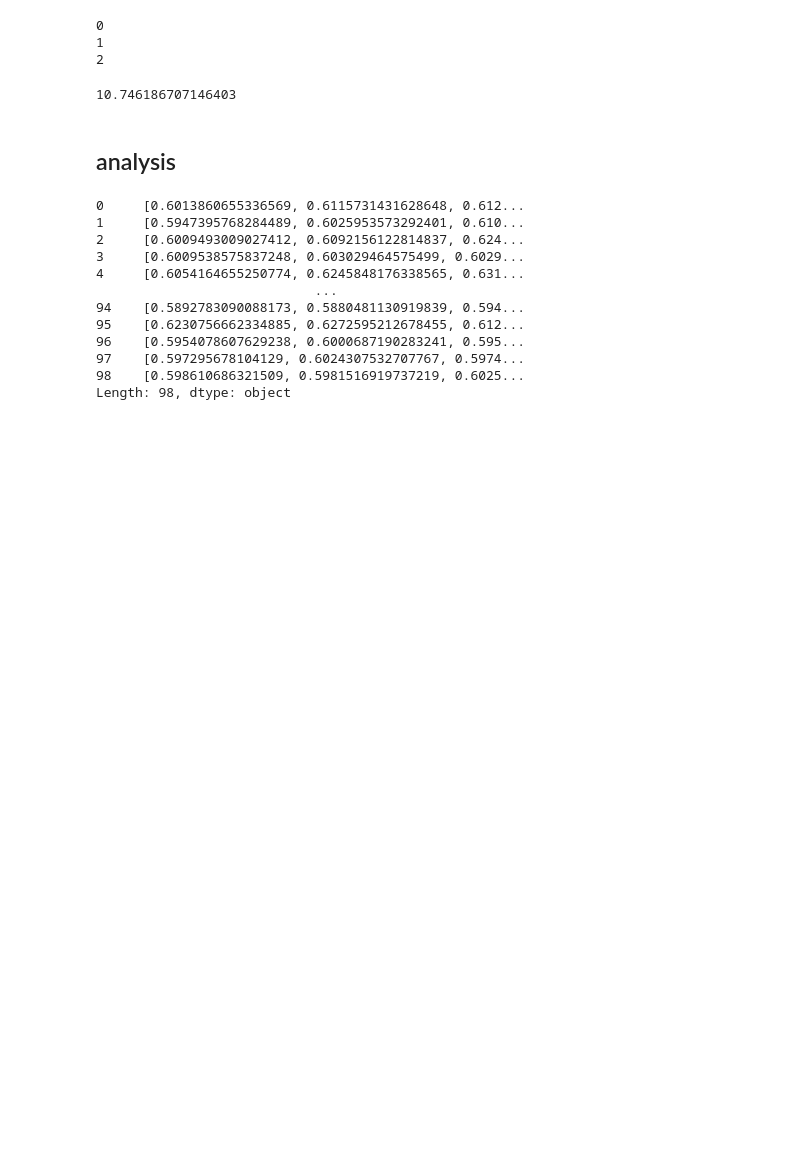
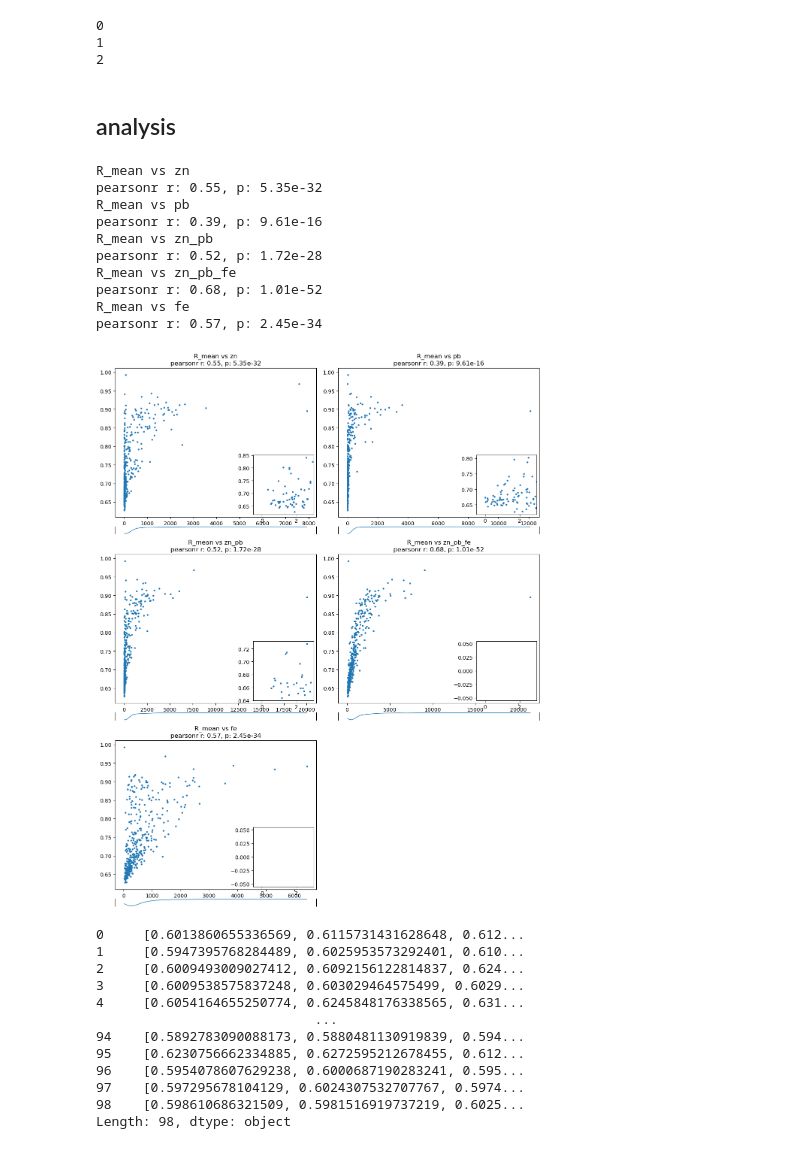
Before and after one commit to yaojian95/jt_ore_sorting, a Jupyter notebook: run_code.ipynb, the cells around one changed output. Saved outputs shown, nothing was run; the diff lists cells and outputs as text; code cells hidden in the pictures; blank space fills up the shorter version.

```diff
--- a/run_code.ipynb
+++ b/run_code.ipynb
@@ -174,10 +152,6 @@ input_test = merge_datasets([input_0219, input_0224, input_0225])  # 可以添
 # %%
 
 assert input_test[0][0].index.is_unique
-# %%
-np.average(selected_ores['PbZn_grade'], weights=selected_ores['weight'])
-# %% [output]
-10.746186707146403
 # %% [markdown]
 ## analysis
 # %%
@@ -186,21 +160,25 @@ import matplotlib.pyplot as plt
 from scipy.stats import pearsonr
 from mpl_toolkits.axes_grid1.inset_locator import inset_axes
 from mpl_toolkits.axes_grid1 import make_axes_locatable  # 新增导入
-from scipy.stats import gaussian_kde
+from scipy.stats import gaussian_kde, spearmanr
 
 # 创建一个包含 2x2 子图的 Figure
 # fig, axes = plt.subplots(2, 2, figsize=(12, 10))
 
-def plot_dist(inputs): # = [input_0225, input_0219]
+def plot_dist(inputs, kind, w = False): # = [input_0225, input_0219]
     for data in inputs:
         fig, axes = plt.subplots(3, 2, figsize=(12, 15))
-        zn = data[1]['Zn_grade']
-        pb = data[1]['Pb_grade']
-        fe = data[1]['Fe_grade']
+        if w:
+            weight = data[1]['weight']
+        else:
+            weight = 1
+        zn = data[1]['Zn_grade']*weight
+        pb = data[1]['Pb_grade']*weight
+        fe = data[1]['Fe_grade']*weight
         zn_pb = zn + pb
         zn_pb_fe = zn + pb + fe
         R_0219 = RMethodClassifier(pixels=data[0], truth=data[1], I0_low=195, I0_high=196, input='pixels', method='a', const=[5, 20])
-        R_mean = R_0219.R_pixels.apply(np.std)
+        R_mean = R_0219.R_pixels.apply(np.mean)
         data_pairs = [(zn, R_mean), (pb, R_mean), (zn_pb, R_mean), (zn_pb_fe, R_mean), (fe, R_mean)]
         labels = ['zn', 'pb', 'zn_pb', 'zn_pb_fe', 'fe']
         marker_size = 5
@@ -208,10 +186,15 @@ def plot_dist(inputs): # = [input_0225, input_0219]
         for i, (ax, (x, y), label) in enumerate(zip(axes.flat, data_pairs, labels)):
             # 绘制主散点图
             ax.scatter(x, y, s=marker_size)
-            corr, p = pearsonr(x, y)
-            ax.set_title(f'R_std vs {label}\nPearson r: {corr:.2f}, p: {p:.2e}')
+            if kind == 'pearsonr':
+                corr, p = pearsonr(x, y)
+            elif kind == 'spearmanr':
+                corr, p = spearmanr(x, y)
+            ax.set_title(f'R_mean vs {label}\n{kind} r: {corr:.2f}, p: {p:.2e}')
             ax.set_xlabel(label)
             # ax.set_ylabel('R_mean')
+
+            print(f'R_mean vs {label}\n{kind} r: {corr:.2f}, p: {p:.2e}')
 
             # 创建嵌入的小图
             axins = inset_axes(ax, width="30%", height="40%", loc='lower right')
@@ -251,3 +232,17 @@ def plot_dist(inputs): # = [input_0225, input_0219]
+# %%
+plot_dist([input_test], kind = 'pearsonr', w = True)
+# %% [output]
+R_mean vs zn
+pearsonr r: 0.55, p: 5.35e-32
+R_mean vs pb
+pearsonr r: 0.39, p: 9.61e-16
+R_mean vs zn_pb
+pearsonr r: 0.52, p: 1.72e-28
+R_mean vs zn_pb_fe
+pearsonr r: 0.68, p: 1.01e-52
+R_mean vs fe
+pearsonr r: 0.57, p: 2.45e-34
+[figure, added]
 # %%
 R dis vs zn dis?
 # %%
```
Also changed, not shown: parts of 17 cells of this notebook, 3 other files.
